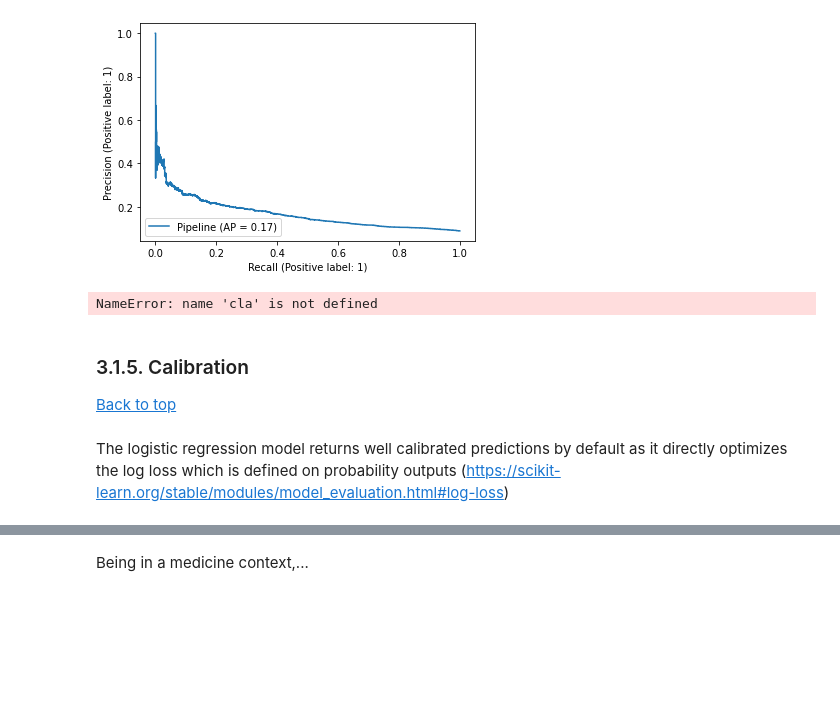
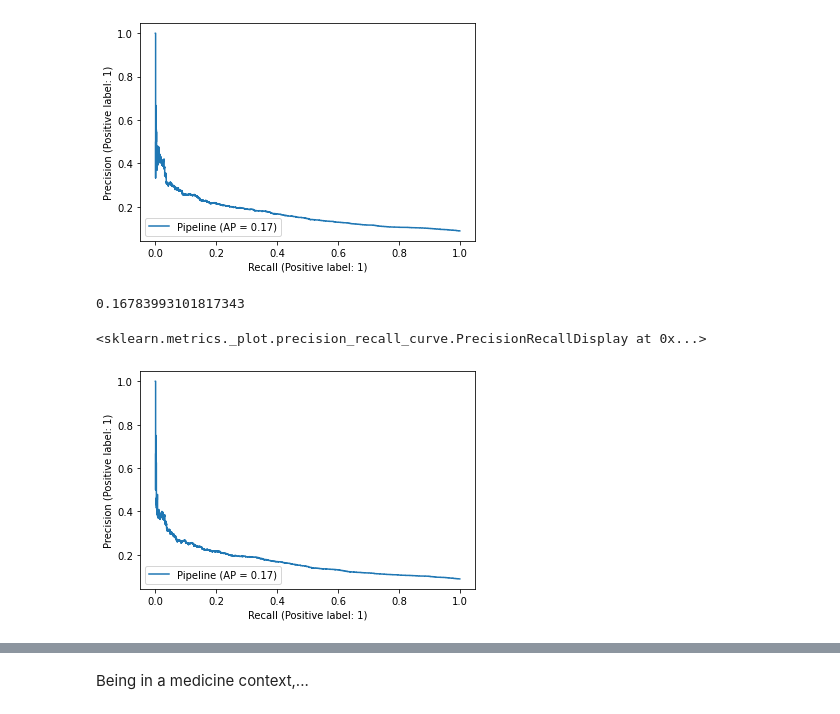
Before and after one commit to F4LLC0N3R/ML-Group-2---Diabetes, a Jupyter notebook: Logistic Regression.ipynb, the cells around one changed output, grey strips where cells are left out. Cells and saved outputs as stored; diff of their text form; code cells hidden in the pictures; blank space fills up the shorter version.

Commit message:
Precision-recall curve

```diff
--- a/Logistic Regression.ipynb
+++ b/Logistic Regression.ipynb
@@ -447,7 +477,3 @@ PrecisionRecallDisplay.from_estimator(clf, X_test, y_test)
 # %% [output]
 <sklearn.metrics._plot.precision_recall_curve.PrecisionRecallDisplay at 0x...>
 [figure]
-# %%
-cla
-# %% [output]
-NameError: name 'cla' is not defined
@@ -459,7 +480,10 @@ print(classification_report(y_test, y_pred))
+# %%
+y_prob_1 = clf_balanced.predict_proba(X_test)[:,1]
+average_precision_score(y_test, y_prob_1)
+# %% [output]
+0.16783993101817343
 # %%
-RocCurveDisplay.from_estimator(weighted_clf, X_test, y_test)
+PrecisionRecallDisplay.from_estimator(clf_balanced, X_test, y_test)
+# %% [output]
+<sklearn.metrics._plot.precision_recall_curve.PrecisionRecallDisplay at 0x...>
+[figure, added]
-# %% [markdown]
-### 3.1.5. Calibration
-[Back to top](#top)
-# %% [markdown]
-The logistic regression model returns well calibrated predictions by default as it directly optimizes the log loss which is defined on probability outputs (https://scikit-learn.org/stable/modules/model_evaluation.html#log-loss)
```
Also changed, not shown: parts of 59 cells of this notebook.
